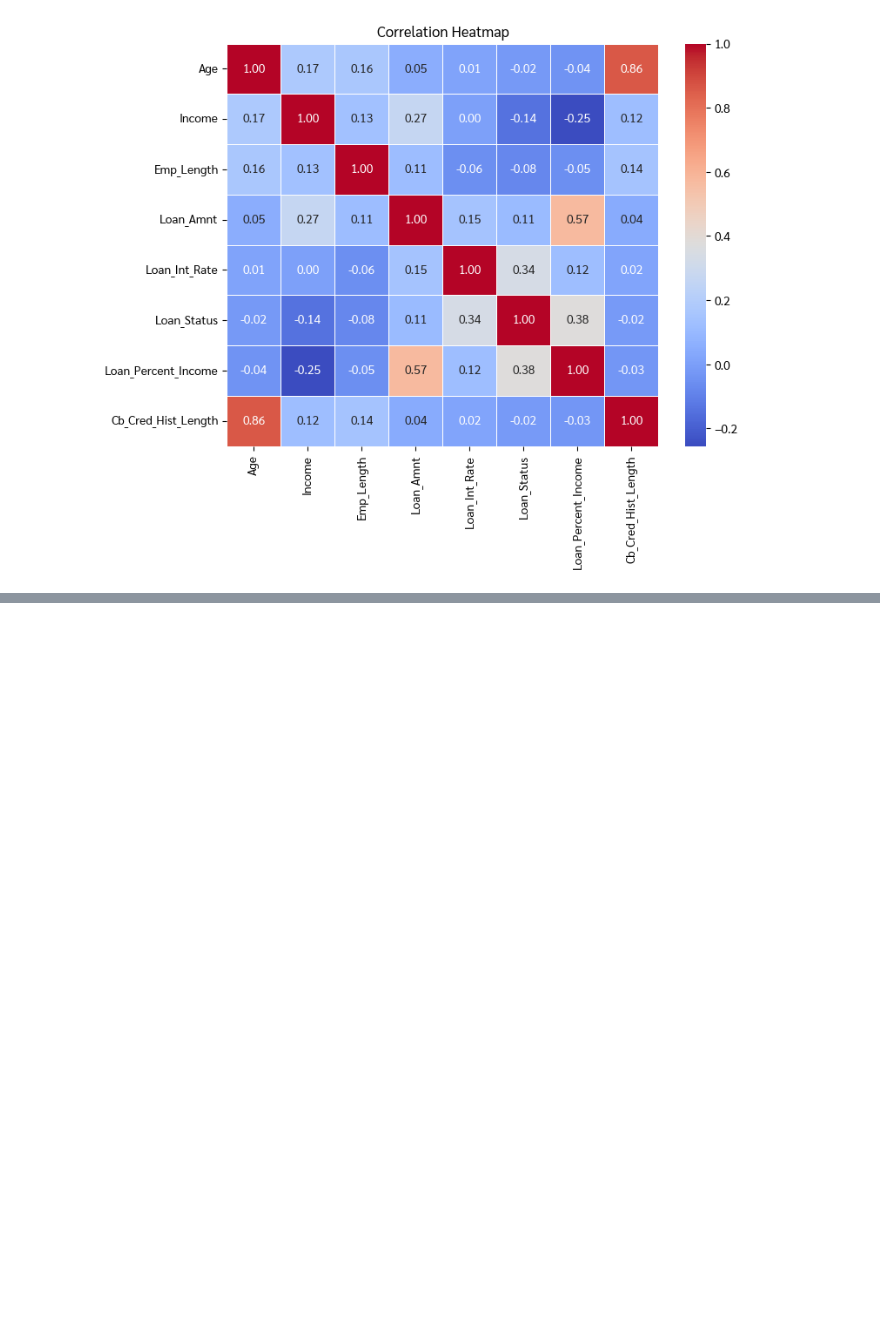
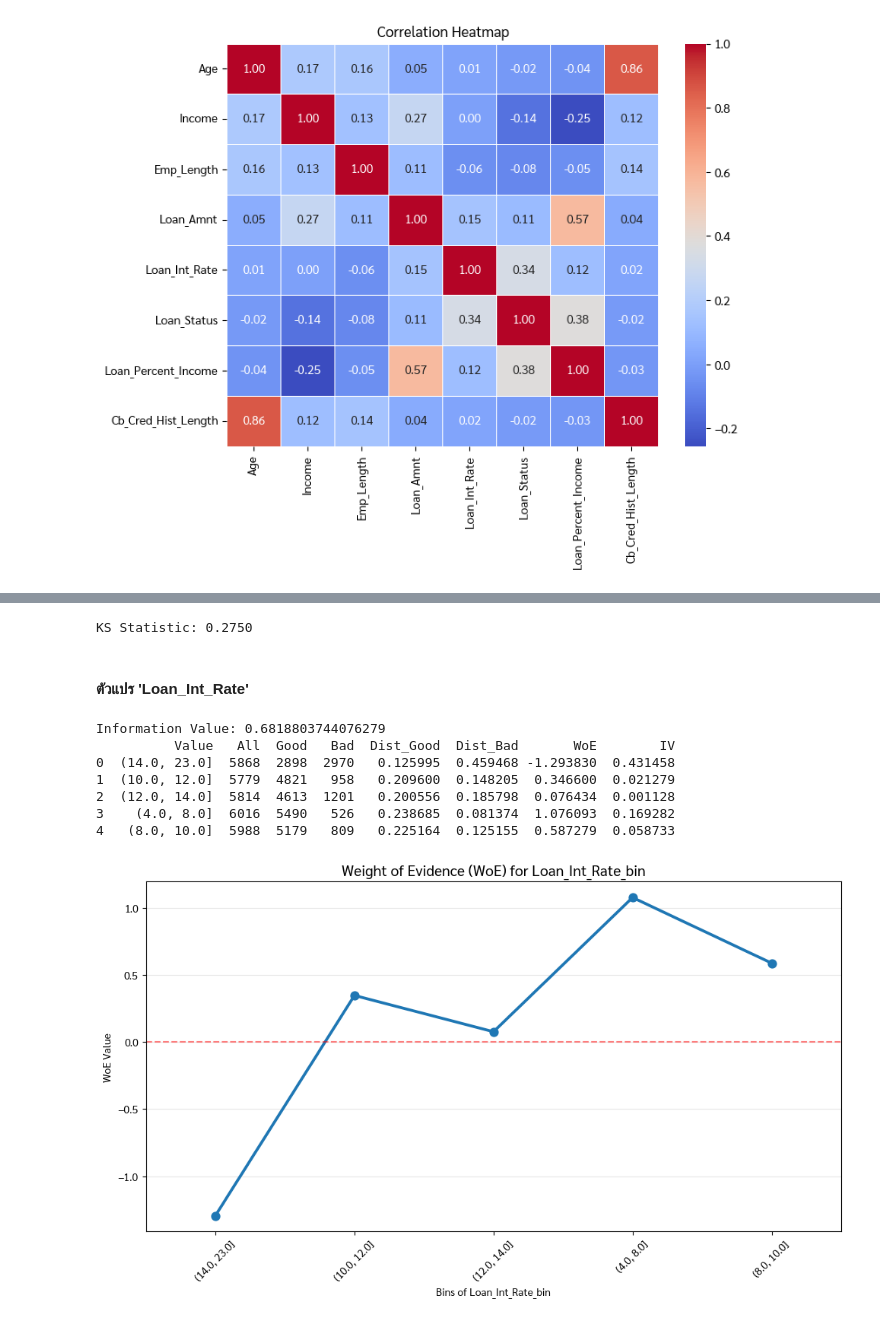
Before and after one commit to PoomTheerapat/Credit-Risk-Analysis, a Jupyter notebook: Explore.ipynb, the cells around one changed output, grey strips where cells are left out. Drawn from its saved outputs; the diff is of its cells as text; code cells hidden in the pictures; blank space fills up the shorter version.

```diff
--- a/Explore.ipynb
+++ b/Explore.ipynb
@@ -253,0 +483,22 @@ plt.show()
+# %%
+ks_score, ks_table = calculate_ks(woe_df)
+print(f"KS Statistic: {ks_score:.4f}")
+# %% [output]
+KS Statistic: 0.2750
+# %% [markdown]
+#### ตัวแปร 'Loan_Int_Rate'
+# %%
+woe_df, iv_value = calculate_woe_iv(df, 'Loan_Int_Rate_bin', 'Loan_Status')
+print(f"Information Value: {iv_value}")
+print(woe_df)
+
+plot_woe(woe_df, 'Loan_Int_Rate_bin')
+# %% [output]
+Information Value: 0.6818803744076279
+          Value   All  Good   Bad  Dist_Good  Dist_Bad       WoE        IV
+0  (14.0, 23.0]  5868  2898  2970   0.125995  0.459468 -1.293830  0.431458
+1  (10.0, 12.0]  5779  4821   958   0.209600  0.148205  0.346600  0.021279
+2  (12.0, 14.0]  5814  4613  1201   0.200556  0.185798  0.076434  0.001128
+3    (4.0, 8.0]  6016  5490   526   0.238685  0.081374  1.076093  0.169282
+4   (8.0, 10.0]  5988  5179   809   0.225164  0.125155  0.587279  0.058733
+[figure, added]
```
Also changed, not shown: parts of 44 cells of this notebook.
